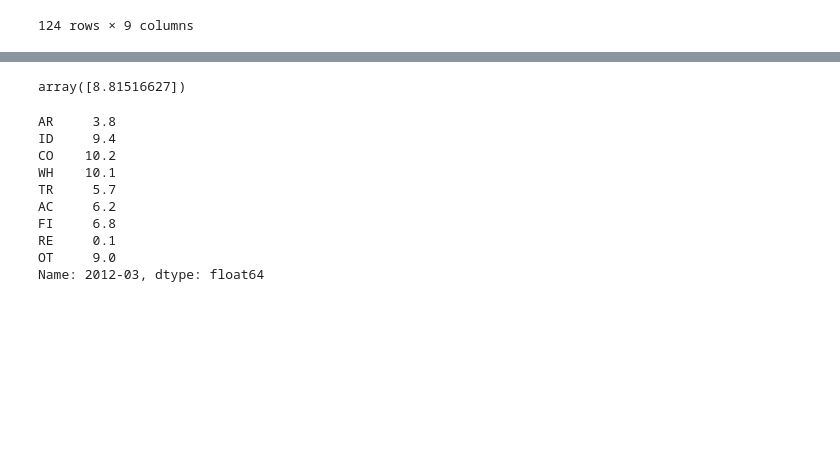
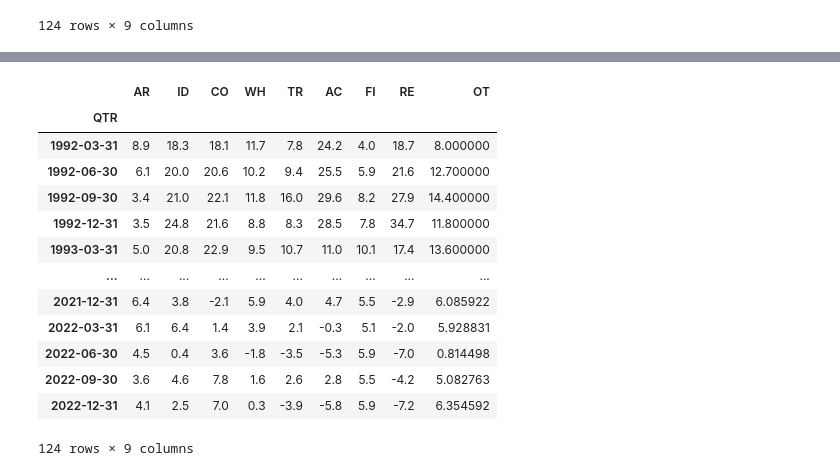
Before and after one commit to CharlesDZhang/China-GDP-Nowcasting, a Jupyter notebook: bvar.ipynb, the cells around one changed output, grey strips where cells are left out. Saved outputs shown, nothing was run; the diff lists cells and outputs as text; code cells hidden in the pictures; blank space fills up the shorter version.

```diff
--- a/bvar.ipynb
+++ b/bvar.ipynb
@@ -81,17 +221,19 @@ gdp_yoy_sectors_pred_lag1.append(np.median(result[0][10][0],  axis =0)[1])
-# %%
-np.sum(np.array(GDP_NOM_SECTORS.iloc[80] / GDP_NOM_SECTORS.iloc[80].sum()) * gdp_yoy_sectors_pred_lag0, axis = 1)
-# %% [output]
-array([8.81516627])
-# %%
-GDP_YOY_SECTORS.iloc[80]
-# %% [output]
-AR     3.8
-ID     9.4
-CO    10.2
-WH    10.1
-TR     5.7
-AC     6.2
-FI     6.8
-RE     0.1
-OT     9.0
-Name: 2012-03, dtype: float64
+# %%
+GDP_YOY_SECTORS.index = pd.to_datetime(GDP_YOY_SECTORS.index)
+GDP_YOY_SECTORS.index = GDP_YOY_SECTORS.index + pd.offsets.MonthEnd(0)
+GDP_YOY_SECTORS
+# %% [output]
+|  | AR | ID | CO | WH | TR | AC | FI | RE | OT |
+| QTR |  |  |  |  |  |  |  |  |  |
+| 1992-03-31 | 8.9 | 18.3 | 18.1 | 11.7 | 7.8 | 24.2 | 4.0 | 18.7 | 8.000000 |
+| 1992-06-30 | 6.1 | 20.0 | 20.6 | 10.2 | 9.4 | 25.5 | 5.9 | 21.6 | 12.700000 |
+| 1992-09-30 | 3.4 | 21.0 | 22.1 | 11.8 | 16.0 | 29.6 | 8.2 | 27.9 | 14.400000 |
+| 1992-12-31 | 3.5 | 24.8 | 21.6 | 8.8 | 8.3 | 28.5 | 7.8 | 34.7 | 11.800000 |
+| 1993-03-31 | 5.0 | 20.8 | 22.9 | 9.5 | 10.7 | 11.0 | 10.1 | 17.4 | 13.600000 |
+| ... | ... | ... | ... | ... | ... | ... | ... | ... | ... |
+| 2021-12-31 | 6.4 | 3.8 | -2.1 | 5.9 | 4.0 | 4.7 | 5.5 | -2.9 | 6.085922 |
+| 2022-03-31 | 6.1 | 6.4 | 1.4 | 3.9 | 2.1 | -0.3 | 5.1 | -2.0 | 5.928831 |
+| 2022-06-30 | 4.5 | 0.4 | 3.6 | -1.8 | -3.5 | -5.3 | 5.9 | -7.0 | 0.814498 |
+| 2022-09-30 | 3.6 | 4.6 | 7.8 | 1.6 | 2.6 | 2.8 | 5.5 | -4.2 | 5.082763 |
+| 2022-12-31 | 4.1 | 2.5 | 7.0 | 0.3 | -3.9 | -5.8 | 5.9 | -7.2 | 6.354592 |
+124 rows × 9 columns
```
Also changed, not shown: parts of 10 cells of this notebook, 1 other file.
